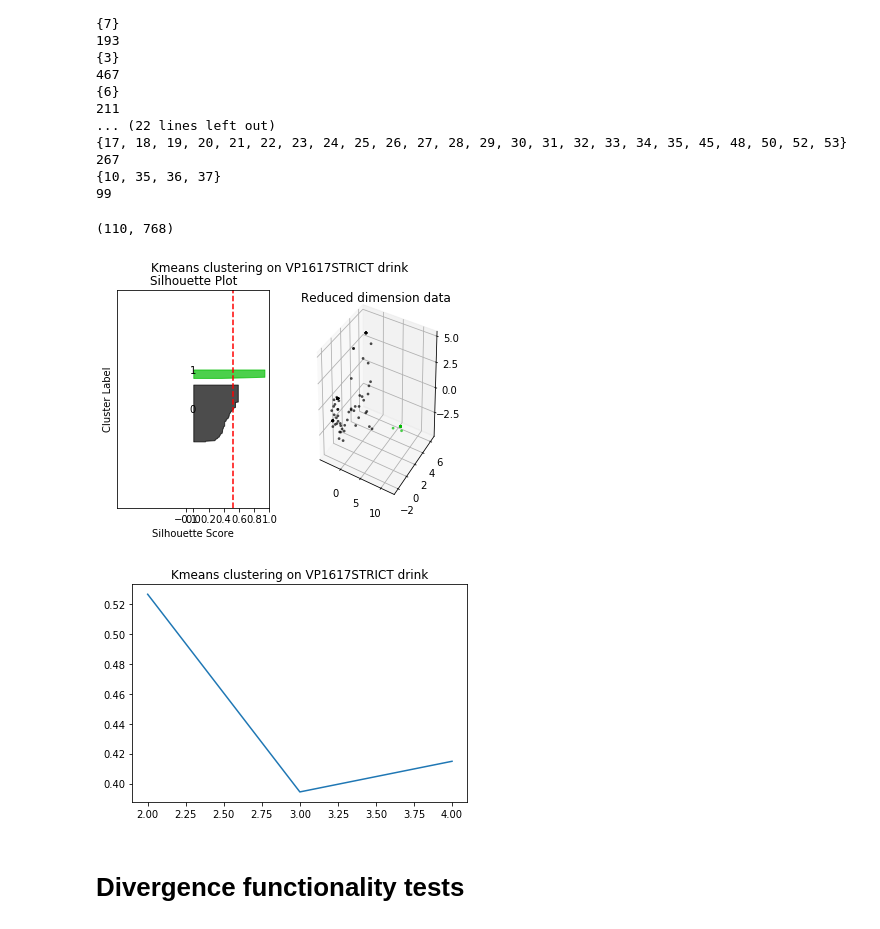
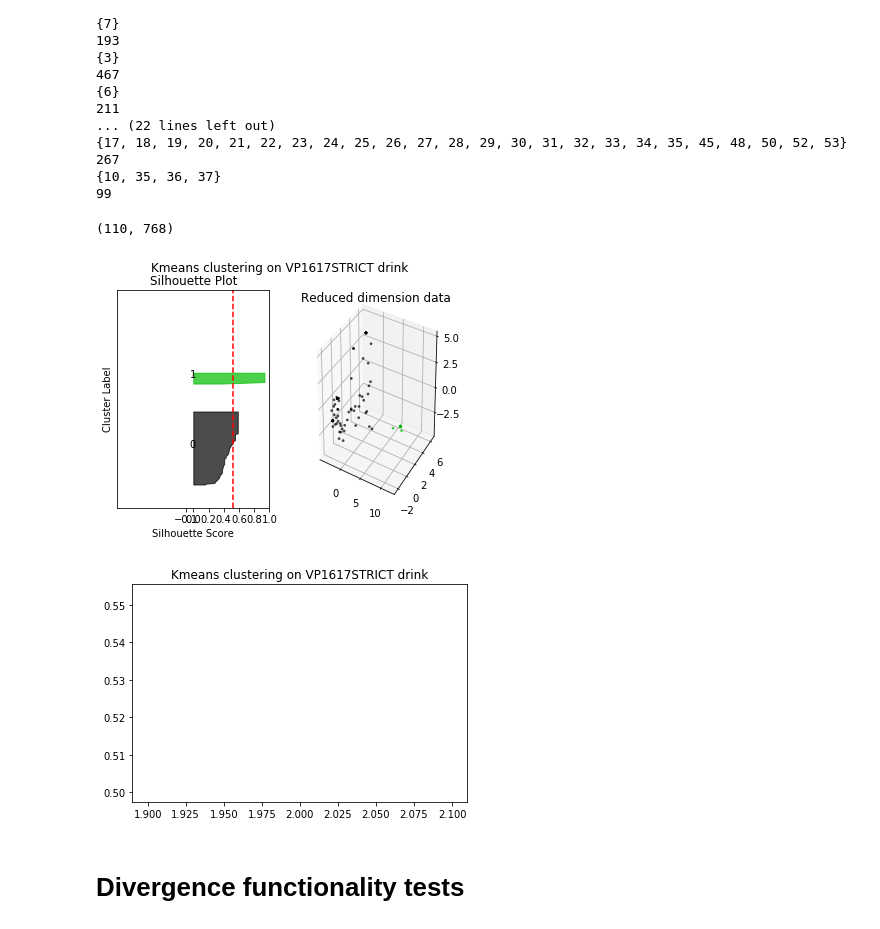
Before and after one commit to QiS9596/vp-cnn, a Jupyter notebook: vpcnn/clustering_bert_embed_tests.ipynb, the cells around one changed output. Drawn from its saved outputs; the diff is of its cells as text; code cells hidden in the pictures.

```diff
--- a/vpcnn/clustering_bert_embed_tests.ipynb
+++ b/vpcnn/clustering_bert_embed_tests.ipynb
@@ -55,6 +46,11 @@ df = manager.dfs['VP1617STRICT']
 type(df.iloc[0]['label'])
 
 stat = manager.on_cluster_statistics(result[1].labels_, result[4],dataset='VP1617STRICT')
+# %%
+import importlib
+importlib.reload(EmbeddingManager)
+manager = EmbeddingManager.BERTEmbedManager()
+# manager.cluster_label_divergence(stat, show=True, title='', output='./data/bert_embed_clustering/VP1617STRICT/you')
 # %%
 # print(stat[0]['positionidx'])
 for i in range(19):
@@ -81,11 +77,11 @@ for i in range(19):
 # %%
 if not os.path.isdir('./data/bert_embed_clustering/VP1617STRICT/drink'):
     os.makedirs('./data/bert_embed_clustering/VP1617STRICT/drink')
-result = manager.clustering_analysis_BERT_token_kmeans('VP1617STRICT', 'drink', '-1', plot_fig=True, n_clusters_range=[2,5,1], output='./data/bert_embed_clustering/VP1617STRICT/drink')
+result = manager.clustering_analysis_BERT_token_kmeans('VP1617STRICT', 'drink', '-1', plot_fig=True, n_clusters_range=[2,3,1])
 # %% [output]
 (110, 768)
-[figure, old version]
+[figure, new version]
-[figure, old version]
+[figure, new version]
 # %% [markdown]
 # Divergence functionality tests
 # %%
```
Also changed, not shown: parts of 8 cells of this notebook, 1 other file.
